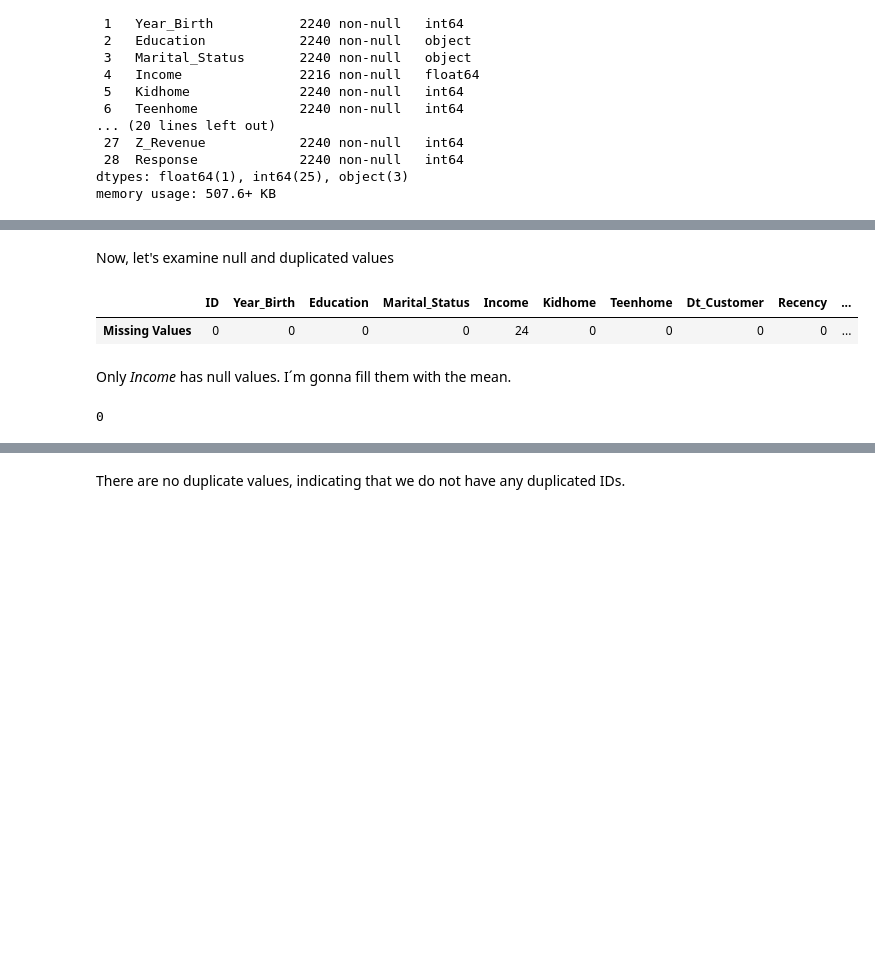
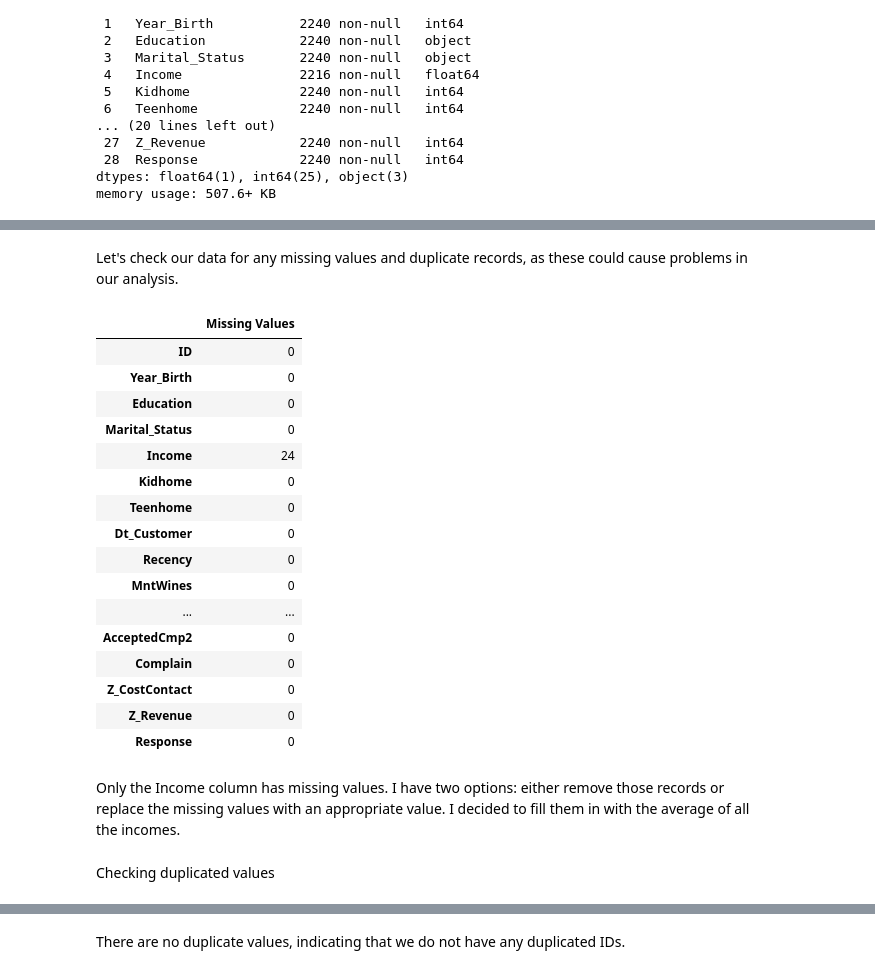
Before and after one commit to Anotherafael/CustomerSegmentation, a Jupyter notebook: EDA.ipynb, the cells around one changed output, grey strips where cells are left out. Drawn from its saved outputs; the diff is of its cells as text; code cells hidden in the pictures; blank space fills up the shorter version.

```diff
--- a/EDA.ipynb
+++ b/EDA.ipynb
@@ -99,15 +104,28 @@ These product features represent the amounts spent on each type of product.
-# %% [markdown]
-Now, let's examine null and duplicated values
+# %% [markdown]
+Let's check our data for any missing values and duplicate records, as these could cause problems in our analysis.
 # %%
-pd.DataFrame(df.isnull().sum(), columns=['Missing Values']).T
+pd.DataFrame(df.isnull().sum(), columns=['Missing Values'])
 # %% [output]
-|  | ID | Year_Birth | Education | Marital_Status | Income | Kidhome | Teenhome | Dt_Customer | Recency | ... |
-| Missing Values | 0 | 0 | 0 | 0 | 24 | 0 | 0 | 0 | 0 | ... |
+|  | Missing Values |
+| ID | 0 |
+| Year_Birth | 0 |
+| Education | 0 |
+| Marital_Status | 0 |
+| Income | 24 |
+| Kidhome | 0 |
+| Teenhome | 0 |
+| Dt_Customer | 0 |
+| Recency | 0 |
+| MntWines | 0 |
+| ... | ... |
+| AcceptedCmp2 | 0 |
+| Complain | 0 |
+| Z_CostContact | 0 |
+| Z_Revenue | 0 |
+| Response | 0 |
-# %% [markdown]
-Only *Income* has null values. I´m gonna fill them with the mean.
+# %% [markdown]
+Only the Income column has missing values. I have two options: either remove those records or replace the missing values with an appropriate value. I decided to fill them in with the average of all the incomes.
 # %%
 df.Income = df.Income.fillna(df.Income.mean())
-# %%
-df.duplicated().sum()
-# %% [output]
-0
+# %% [markdown]
+Checking duplicated values
```
Also changed, not shown: parts of 45 cells of this notebook, 10 other files.
